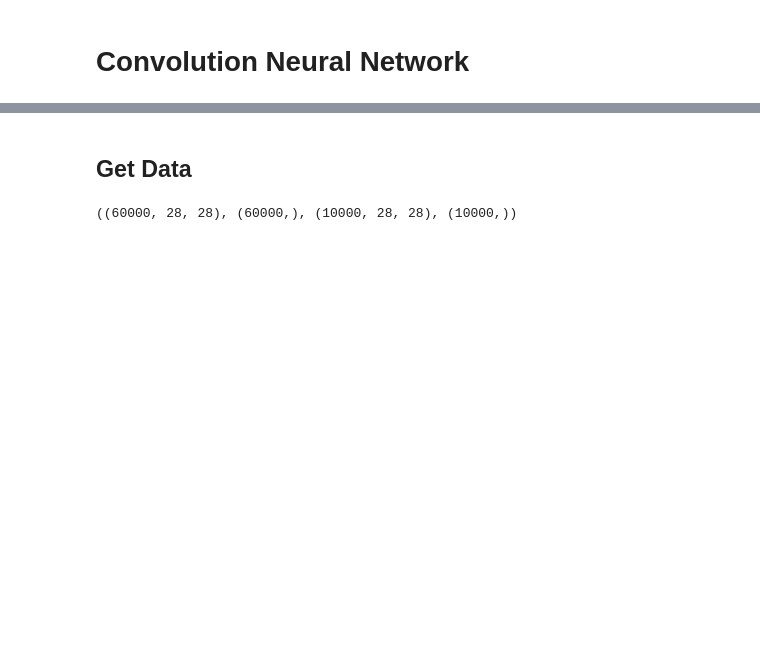
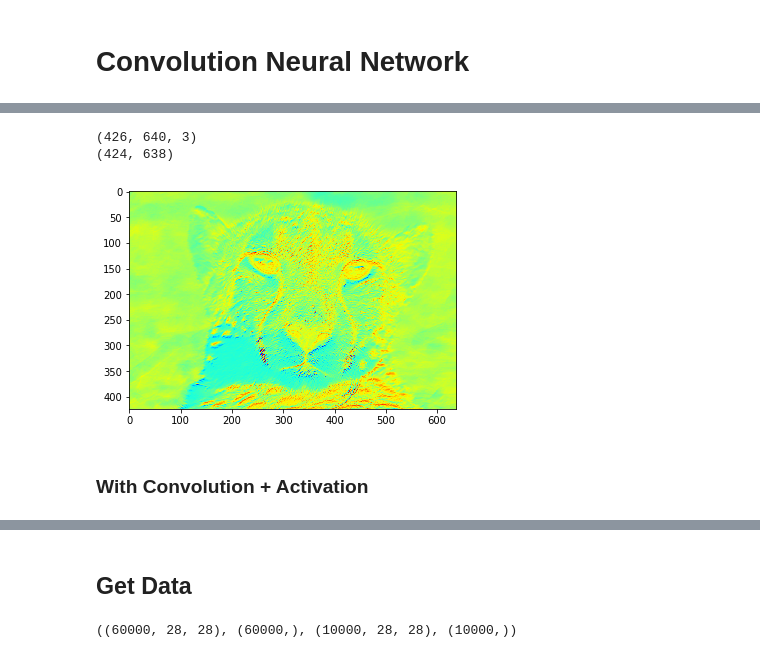
Before and after one commit to amitkaps/deep-learning, a Jupyter notebook: 03-CNN.ipynb, the cells around one changed output, grey strips where cells are left out. Cells and saved outputs as stored; diff of their text form; code cells hidden in the pictures; blank space fills up the shorter version.

```diff
--- a/03-CNN.ipynb
+++ b/03-CNN.ipynb
@@ -2,0 +46,8 @@
+# %%
+visualise_conv(cheetah, model1)
+# %% [output]
+(426, 640, 3)
+(424, 638)
+[figure, added]
+# %% [markdown]
+### With Convolution + Activation
```
Also changed, not shown: parts of 59 cells of this notebook, 1 other file.
